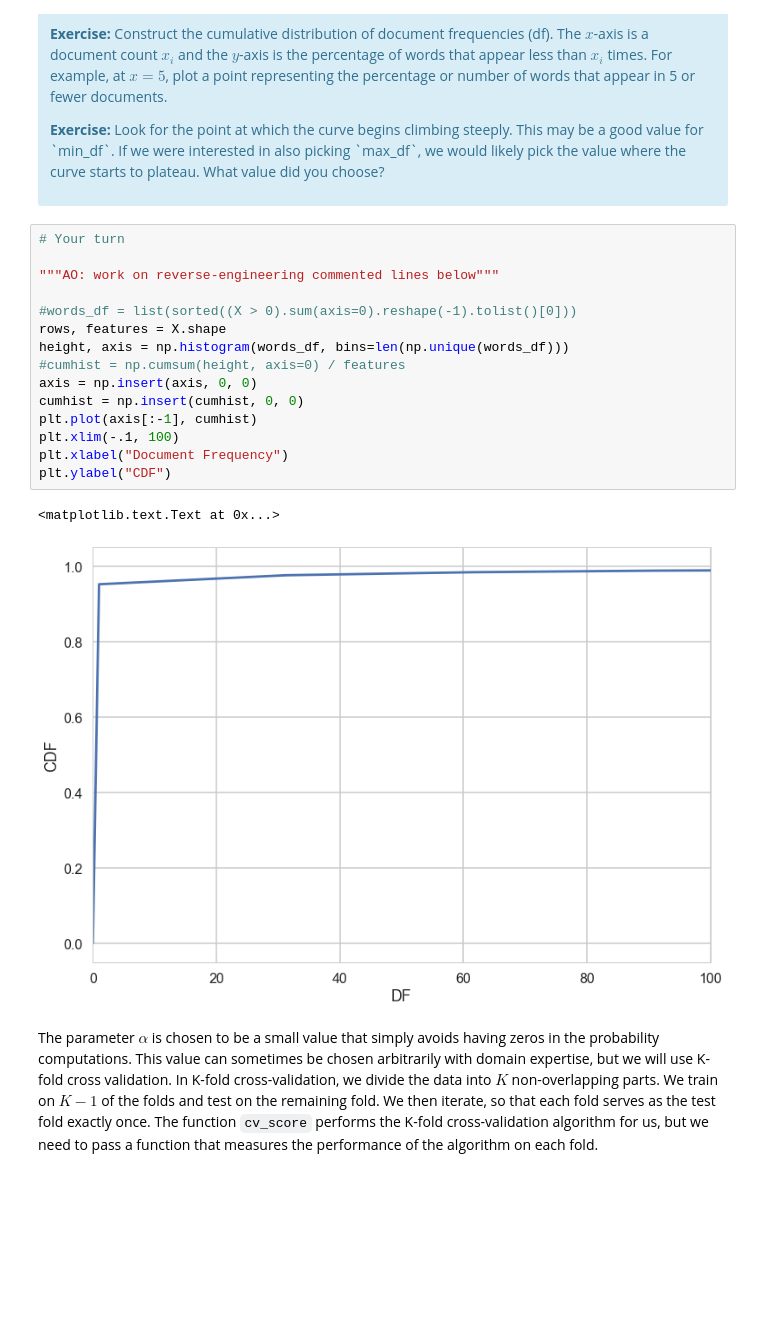
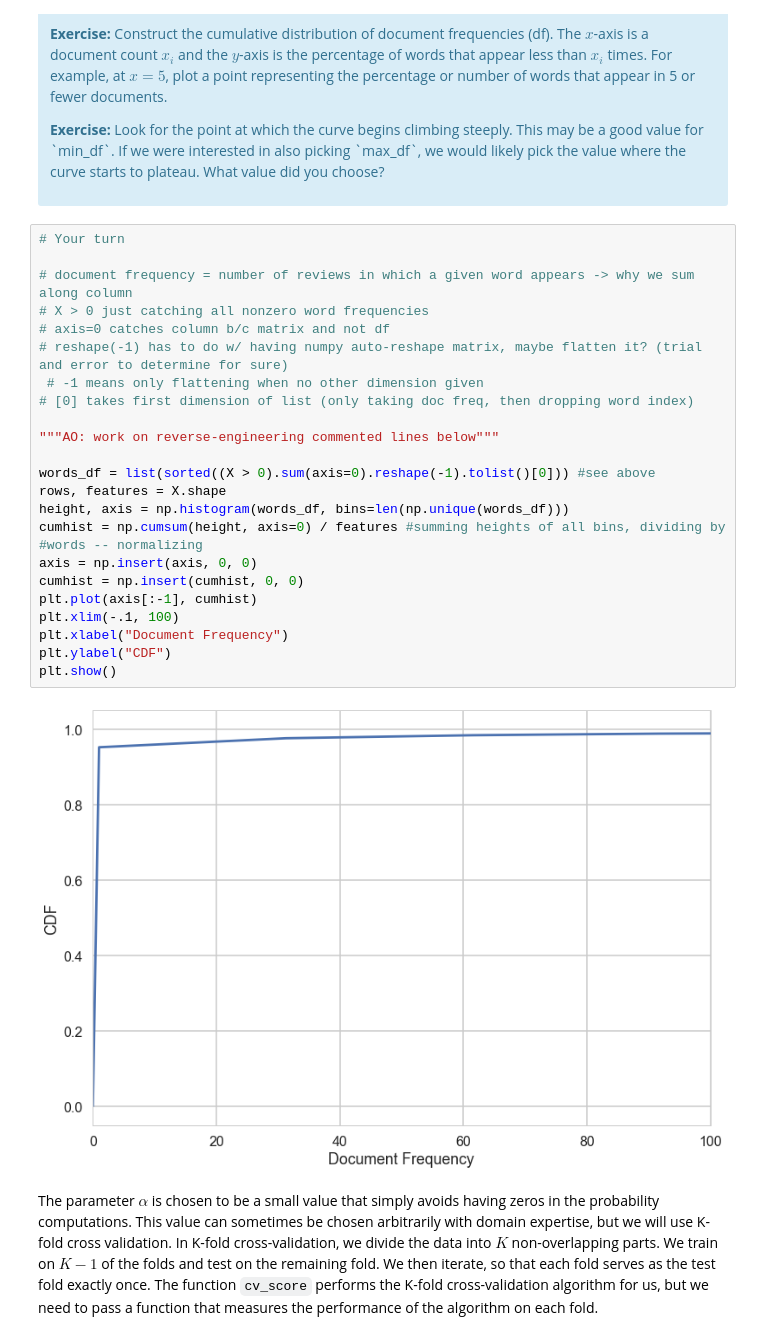
Before and after one commit to AOlden/sb-projects, a Jupyter notebook: naive_bayes/Mini_Project_Naive_Bayes.ipynb, the cells around one changed output. Cells and saved outputs as stored; diff of their text form; blank space fills up the shorter version.

```diff
--- a/naive_bayes/Mini_Project_Naive_Bayes.ipynb
+++ b/naive_bayes/Mini_Project_Naive_Bayes.ipynb
@@ -305,21 +305,28 @@ First, let's find an appropriate value for `min_df` for the `CountVectorizer`. `
 # %%
 # Your turn
 
+# document frequency = number of reviews in which a given word appears -> why we sum along column
+# X > 0 just catching all nonzero word frequencies
+# axis=0 catches column b/c matrix and not df
+# reshape(-1) has to do w/ having numpy auto-reshape matrix, maybe flatten it? (trial and error to determine for sure)
+ # -1 means only flattening when no other dimension given
+# [0] takes first dimension of list (only taking doc freq, then dropping word index)
+
 """AO: work on reverse-engineering commented lines below"""
 
-#words_df = list(sorted((X > 0).sum(axis=0).reshape(-1).tolist()[0]))
+words_df = list(sorted((X > 0).sum(axis=0).reshape(-1).tolist()[0])) #see above
 rows, features = X.shape
 height, axis = np.histogram(words_df, bins=len(np.unique(words_df)))
-#cumhist = np.cumsum(height, axis=0) / features
+cumhist = np.cumsum(height, axis=0) / features #summing heights of all bins, dividing by #words -- normalizing
 axis = np.insert(axis, 0, 0)
 cumhist = np.insert(cumhist, 0, 0)
 plt.plot(axis[:-1], cumhist)
 plt.xlim(-.1, 100)
 plt.xlabel("Document Frequency")
 plt.ylabel("CDF")
+plt.show()
 # %% [output]
-<matplotlib.text.Text at 0x...>
-[figure, old version]
+[figure, new version]
 # %% [markdown]
 The parameter $\alpha$ is chosen to be a small value that simply avoids having zeros in the probability computations. This value can sometimes be chosen arbitrarily with domain expertise, but we will use K-fold cross validation. In K-fold cross-validation, we divide the data into $K$ non-overlapping parts. We train on $K-1$ of the folds and test on the remaining fold. We then iterate, so that each fold serves as the test fold exactly once. The function `cv_score` performs the K-fold cross-validation algorithm for us, but we need to pass a function that measures the performance of the algorithm on each fold.
 # %%
```
Also changed, not shown: parts of 1 cell of this notebook.
